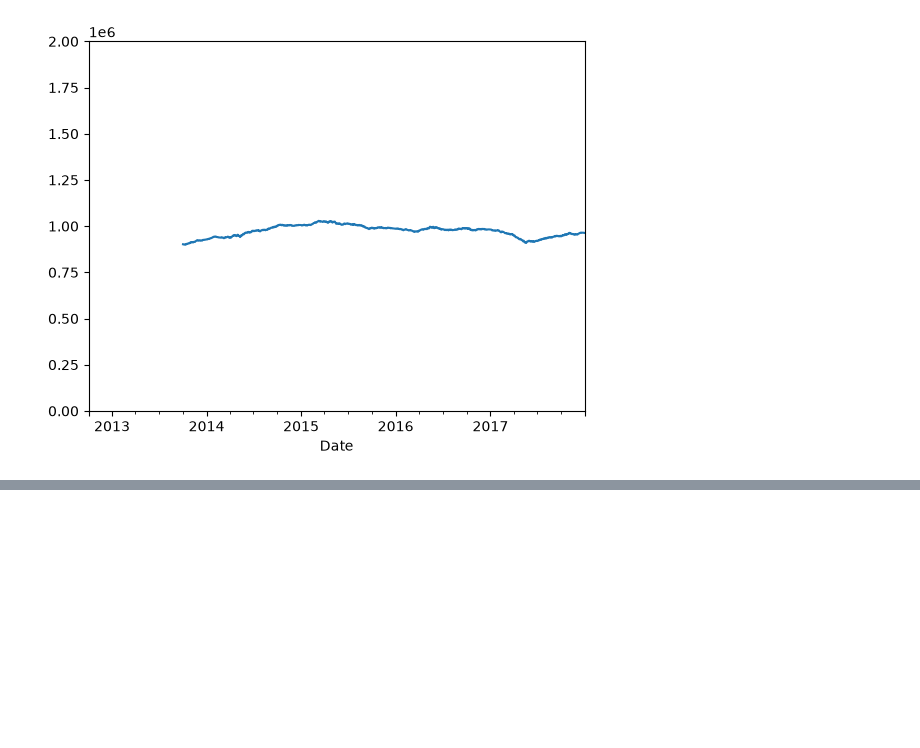
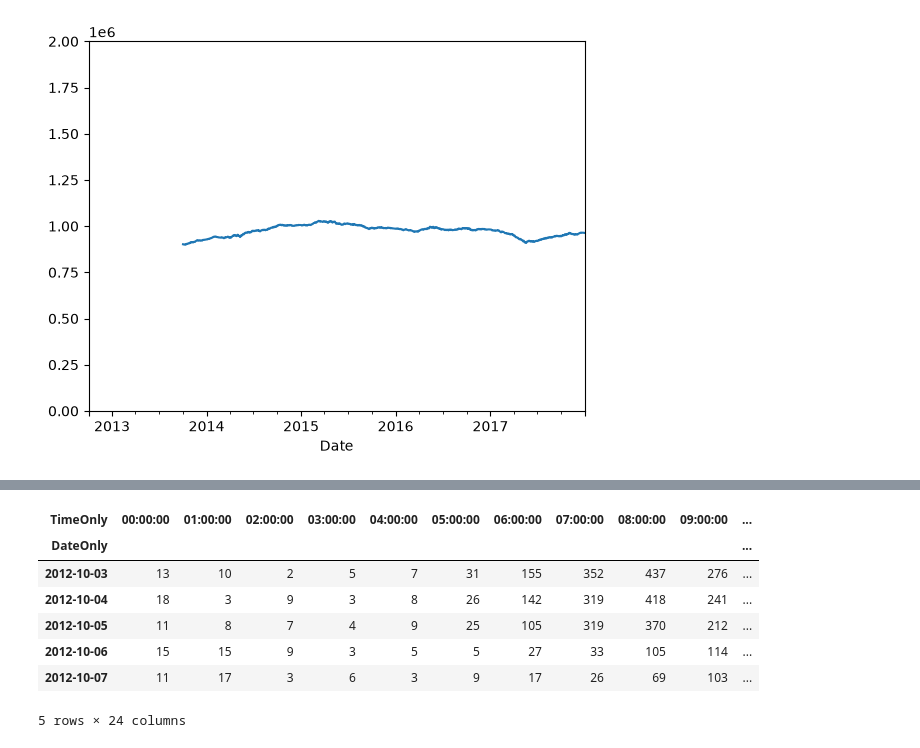
Before and after one commit to pierrick-dardelet/TP-fremont-bridge, a Jupyter notebook: TP-fremont-bridge.ipynb, the cells around one changed output, grey strips where cells are left out. Drawn from its saved outputs; the diff is of its cells as text; code cells hidden in the pictures; blank space fills up the shorter version.

```diff
--- a/TP-fremont-bridge.ipynb
+++ b/TP-fremont-bridge.ipynb
@@ -263,0 +283,14 @@ plt.ylim(0,2e6) # Fixation des bornes y
+# %%
+# Classification des jours
+
+pca_input=pivoted.transpose().fillna(0)
+pca_input.head()
+# %% [output]
+| TimeOnly | 00:00:00 | 01:00:00 | 02:00:00 | 03:00:00 | 04:00:00 | 05:00:00 | 06:00:00 | 07:00:00 | 08:00:00 | 09:00:00 | ... |
+| DateOnly |  |  |  |  |  |  |  |  |  |  | ... |
+| 2012-10-03 | 13 | 10 | 2 | 5 | 7 | 31 | 155 | 352 | 437 | 276 | ... |
+| 2012-10-04 | 18 | 3 | 9 | 3 | 8 | 26 | 142 | 319 | 418 | 241 | ... |
+| 2012-10-05 | 11 | 8 | 7 | 4 | 9 | 25 | 105 | 319 | 370 | 212 | ... |
+| 2012-10-06 | 15 | 15 | 9 | 3 | 5 | 5 | 27 | 33 | 105 | 114 | ... |
+| 2012-10-07 | 11 | 17 | 3 | 6 | 3 | 9 | 17 | 26 | 69 | 103 | ... |
+5 rows × 24 columns
```
Also changed, not shown: parts of 3 cells of this notebook.
